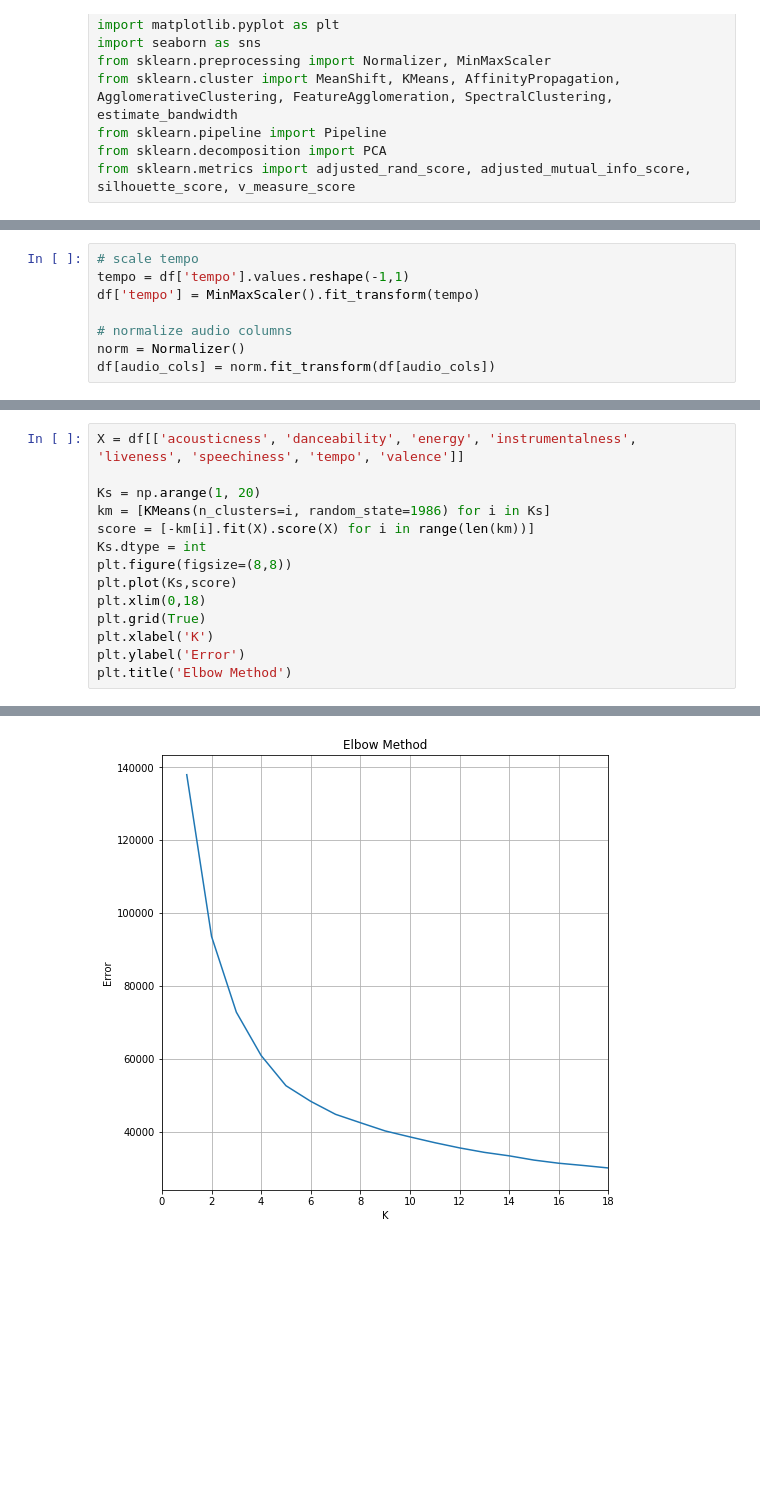
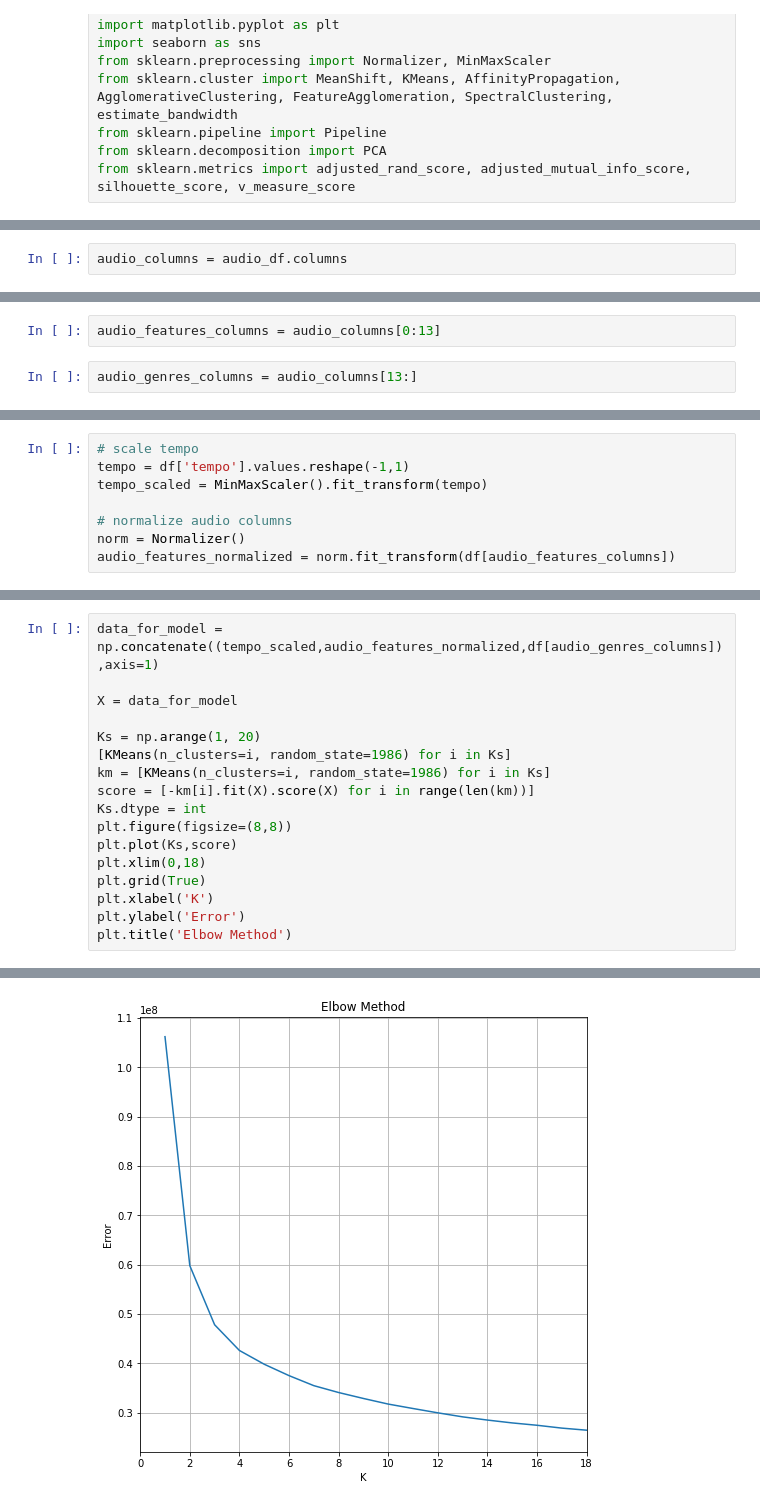
Before and after one commit to BloomTech-Labs/Music-Meteorologist-ds, a Jupyter notebook: model_notebooks/genre_encoding.ipynb, the cells around one changed output, grey strips where cells are left out. Drawn from its saved outputs; the diff is of its cells as text; blank space fills up the shorter version.

Commit message:
updated pip and genre encoding

```diff
--- a/model_notebooks/genre_encoding.ipynb
+++ b/model_notebooks/genre_encoding.ipynb
@@ -157,0 +163,2 @@ df.head()
+# %%
+audio_columns = audio_df.columns
@@ -158 +185,5 @@ df.head()
+# %%
+audio_features_columns = audio_columns[0:13]
+# %%
+audio_genres_columns = audio_columns[13:]
 # %%
@@ -174,8 +205,8 @@ df[audio_cols]
 # %%
 # scale tempo
 tempo = df['tempo'].values.reshape(-1,1)
-df['tempo'] = MinMaxScaler().fit_transform(tempo)
+tempo_scaled = MinMaxScaler().fit_transform(tempo)
 
 # normalize audio columns
 norm = Normalizer()
-df[audio_cols] = norm.fit_transform(df[audio_cols])
+audio_features_normalized = norm.fit_transform(df[audio_features_columns])
@@ -182,18 +238,21 @@ df[audio_cols] = norm.fit_transform(df[audio_cols])
 # %%
-X = df[['acousticness', 'danceability', 'energy', 'instrumentalness', 'liveness', 'speechiness', 'tempo', 'valence']]
+data_for_model = np.concatenate((tempo_scaled,audio_features_normalized,df[audio_genres_columns]),axis=1)
+
+X = data_for_model
 
 Ks = np.arange(1, 20)
+[KMeans(n_clusters=i, random_state=1986) for i in Ks]
 km = [KMeans(n_clusters=i, random_state=1986) for i in Ks]
 score = [-km[i].fit(X).score(X) for i in range(len(km))]
 Ks.dtype = int
 plt.figure(figsize=(8,8))
 plt.plot(Ks,score)
 plt.xlim(0,18)
 plt.grid(True)
 plt.xlabel('K')
 plt.ylabel('Error')
 plt.title('Elbow Method')
 # %% [output]
 Text(0.5, 1.0, 'Elbow Method')
-[figure, old version]
+[figure, new version]
 # %%
```
Also changed, not shown: parts of 22 cells of this notebook, 2 other files.
